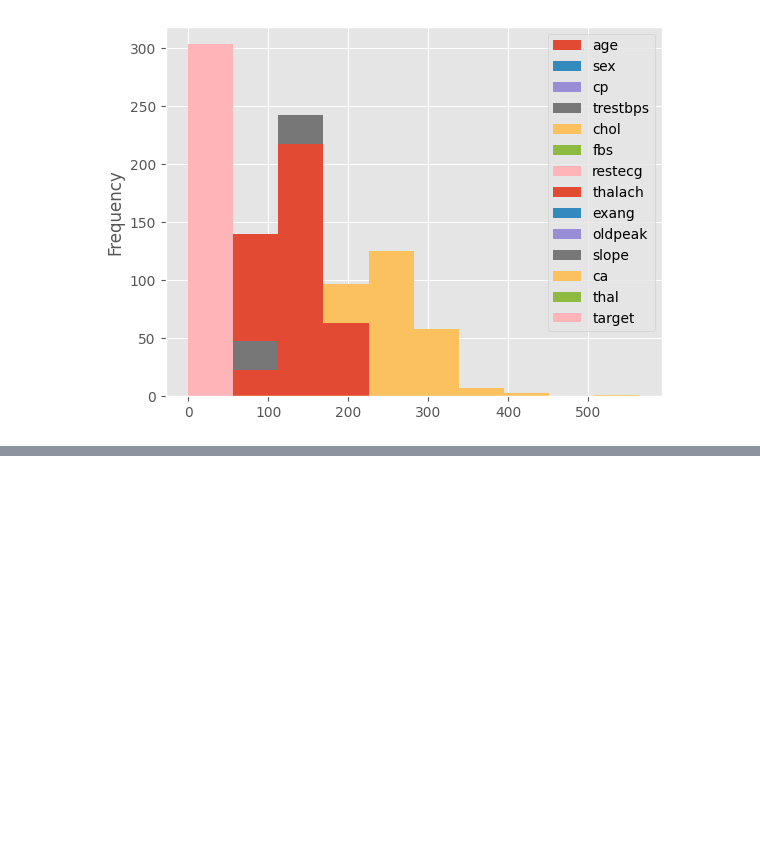
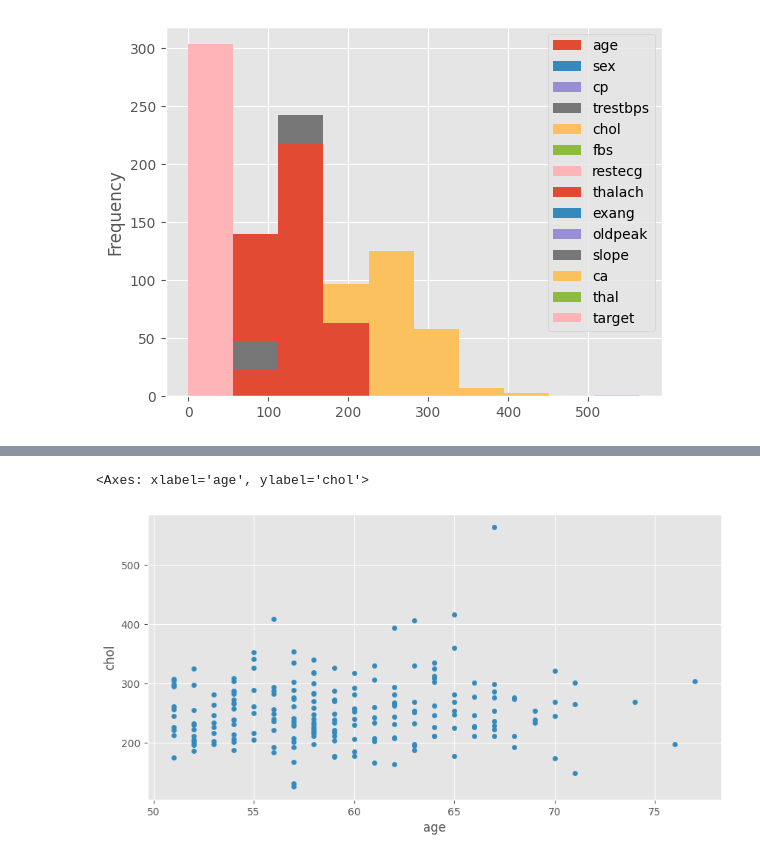
Before and after one commit to EslamKamel89/MLPlayground, a Jupyter notebook: SEC08_Matplotlib_Plotting_and_Data_Visualization.ipynb, the cells around one changed output, grey strips where cells are left out. Saved outputs shown, nothing was run; the diff lists cells and outputs as text; code cells hidden in the pictures; blank space fills up the shorter version.

```diff
--- a/SEC08_Matplotlib_Plotting_and_Data_Visualization.ipynb
+++ b/SEC08_Matplotlib_Plotting_and_Data_Visualization.ipynb
@@ -348,0 +375,7 @@ heart_disease.plot.hist()
+# %%
+## using oop method with plot
+fig ,ax = plt.subplots(figsize=(10,5))
+over_50.plot(kind='scatter' , x='age' , y='chol', ax=ax)
+# %% [output]
+<Axes: xlabel='age', ylabel='chol'>
+[figure, added]
```
Also changed, not shown: parts of 3 cells of this notebook.
